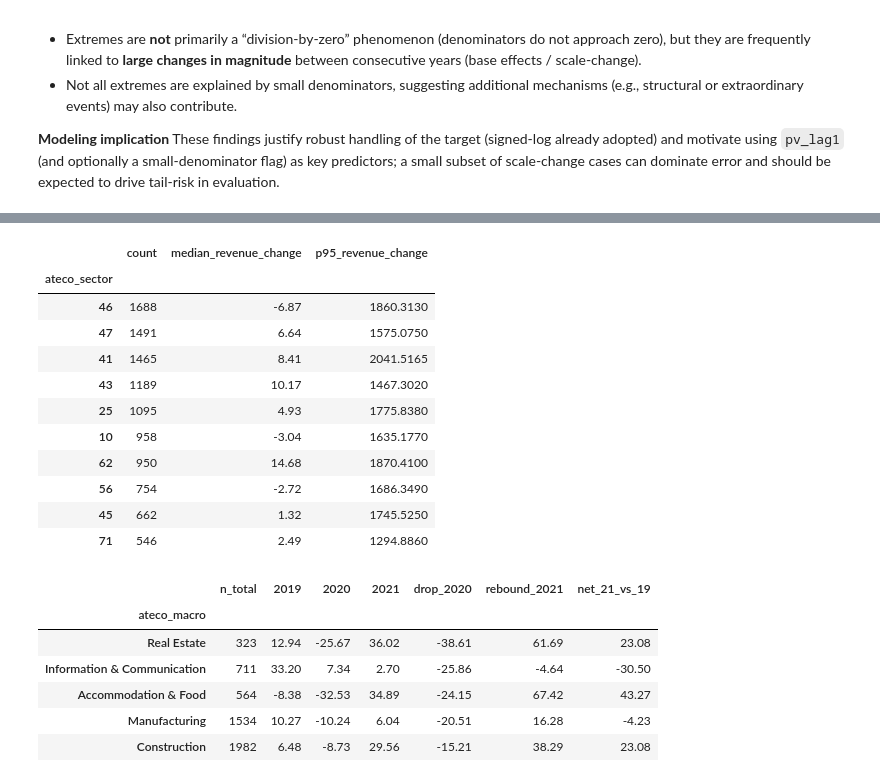
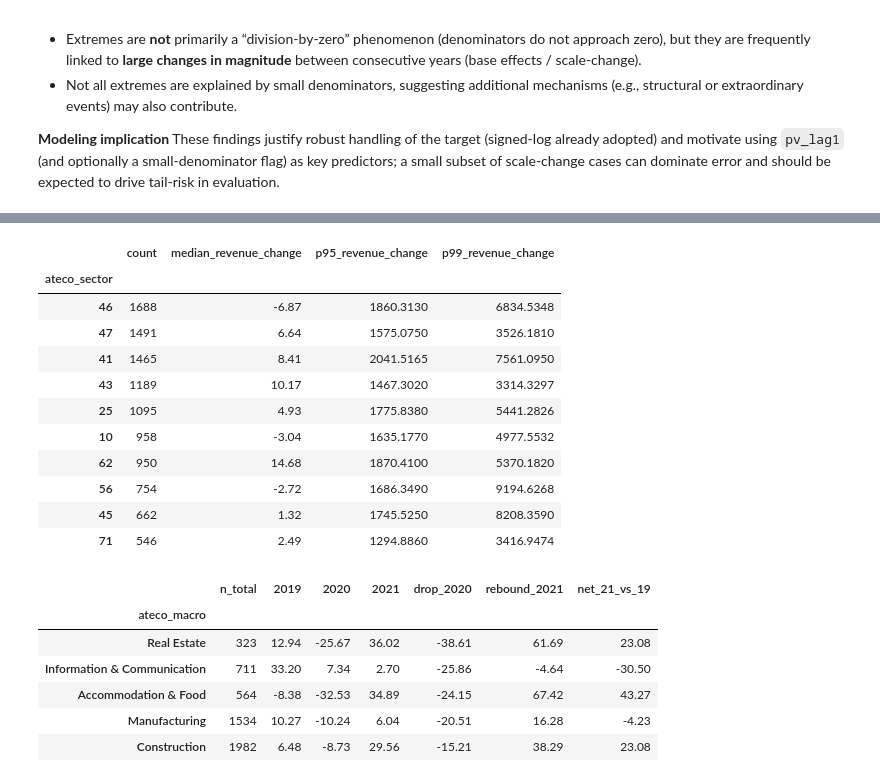
Before and after one commit to MoriondoTommaso/italian-financial-challenge, a Jupyter notebook: notebooks/Final.ipynb, the cells around one changed output, grey strips where cells are left out. Cells and saved outputs as stored; diff of their text form; code cells hidden in the pictures.

```diff
--- a/notebooks/Final.ipynb
+++ b/notebooks/Final.ipynb
@@ -893,29 +905,30 @@ Task 6 (ateco sector)
 # %%
 sector_summary = (
     df.groupby("ateco_sector")
       .agg(
-          count=("revenue_change", "size"),
-          median_revenue_change=("revenue_change", "median"),
-          p95_revenue_change=("revenue_change", lambda s: s.quantile(0.95)),
+          count=(target, "size"),
+          median_revenue_change=(target, "median"),
+          p95_revenue_change=(target, lambda s: s.quantile(0.95)),
+          p99_revenue_change=(target, lambda s: s.quantile(0.99))
       )
       .sort_values("count", ascending=False)
       .head(10)
 )
 
 sector_summary
 # %% [output]
-|  | count | median_revenue_change | p95_revenue_change |
-| ateco_sector |  |  |  |
-| 46 | 1688 | -6.87 | 1860.3130 |
-| 47 | 1491 | 6.64 | 1575.0750 |
-| 41 | 1465 | 8.41 | 2041.5165 |
-| 43 | 1189 | 10.17 | 1467.3020 |
-| 25 | 1095 | 4.93 | 1775.8380 |
-| 10 | 958 | -3.04 | 1635.1770 |
-| 62 | 950 | 14.68 | 1870.4100 |
-| 56 | 754 | -2.72 | 1686.3490 |
-| 45 | 662 | 1.32 | 1745.5250 |
-| 71 | 546 | 2.49 | 1294.8860 |
+|  | count | median_revenue_change | p95_revenue_change | p99_revenue_change |
+| ateco_sector |  |  |  |  |
+| 46 | 1688 | -6.87 | 1860.3130 | 6834.5348 |
+| 47 | 1491 | 6.64 | 1575.0750 | 3526.1810 |
+| 41 | 1465 | 8.41 | 2041.5165 | 7561.0950 |
+| 43 | 1189 | 10.17 | 1467.3020 | 3314.3297 |
+| 25 | 1095 | 4.93 | 1775.8380 | 5441.2826 |
+| 10 | 958 | -3.04 | 1635.1770 | 4977.5532 |
+| 62 | 950 | 14.68 | 1870.4100 | 5370.1820 |
+| 56 | 754 | -2.72 | 1686.3490 | 9194.6268 |
+| 45 | 662 | 1.32 | 1745.5250 | 8208.3590 |
+| 71 | 546 | 2.49 | 1294.8860 | 3416.9474 |
 # %%
 # --- 1) ATECO macro mapping (range dict + override) ---
 ATECO_RANGES = {
```
Also changed, not shown: parts of 24 cells of this notebook, 2 other files.
